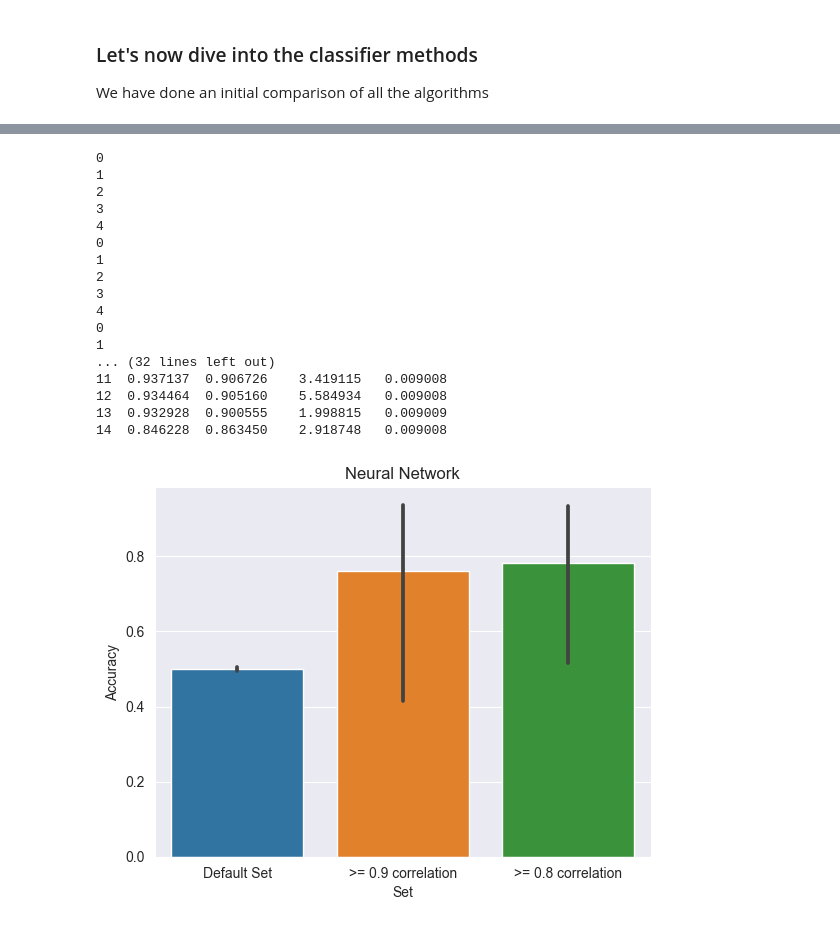
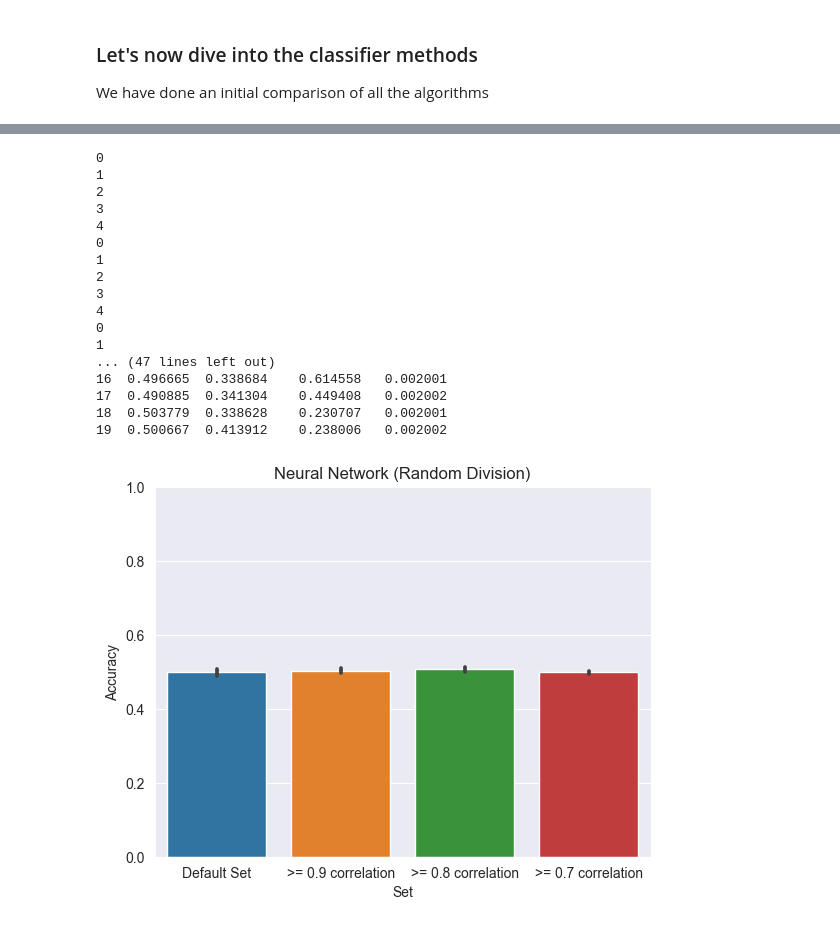
Before and after one commit to afs202005277/HeartDiseasePrediction, a Jupyter notebook: project.ipynb, the cells around one changed output, grey strips where cells are left out. Saved outputs shown, nothing was run; the diff lists cells and outputs as text; code cells hidden in the pictures.

Commit message:
some neural network work

```diff
--- a/project.ipynb
+++ b/project.ipynb
@@ -107,6 +107,7 @@ correlation_matrix = train_data_numeric.corr()
 # Creating the subsets without the highly correlated features
 corr_cols08 = set()
 corr_cols09 = set()
+corr_cols07 = set()
 for i in range(len(correlation_matrix.columns)):
     for j in range(i):
         if correlation_matrix.columns[i] != correlation_matrix.columns[j] and abs(correlation_matrix.iloc[i, j]) > 0.8:
@@ -117,9 +118,14 @@ for i in range(len(correlation_matrix.columns)):
             colname = correlation_matrix.columns[j]
             corr_cols09.add(colname)
 
+        if correlation_matrix.columns[i] != correlation_matrix.columns[j] and abs(correlation_matrix.iloc[i, j]) > 0.7:
+            colname = correlation_matrix.columns[j]
+            corr_cols07.add(colname)
+
 
 train_data_08 = train_data_numeric.drop(columns=corr_cols08)
 train_data_09 = train_data_numeric.drop(columns=corr_cols09)
+train_data_07 = train_data_numeric.drop(columns=corr_cols07)
 
 plt.figure(figsize=(12, 9))
 sb.heatmap(correlation_matrix, annot=True, cmap='coolwarm', fmt='.2f', linewidths=0.5)
@@ -300,6 +288,7 @@ sets = {
     'Default Set': train_data,
     '>= 0.9 correlation': train_data_09,
     '>= 0.8 correlation': train_data_08,
+    '>= 0.7 correlation': train_data_07,
 }
 
 results = []
@@ -335,37 +324,38 @@ for (name, data_set) in sets.items():
             'Set' : name,
             'Confusion Matrix': conf_matrix,
             'Precision': precision,
             'Recall': recall,
             'Accuracy': accuracy,
             'F1 Score': f1,
             'Train Time': train_time,
             'Test Time': test_time
          })
 # Convert the results into a DataFrame
 results_df = pd.DataFrame(results)
 
 # Display the results
 print(results_df)
 
-plt.title("Neural Network")
+plt.ylim(0, 1)
+plt.title("Neural Network - Random Division (70/30)")
 sb.barplot(x='Set', y='Accuracy', data=results_df)
 plt.show()
 # %% [output]
 0
 1
 2
 3
 4
 0
 1
 2
 3
 4
 0
 1
-... (32 lines left out)
-11  0.937137  0.906726    3.419115   0.009008
-12  0.934464  0.905160    5.584934   0.009008
-13  0.932928  0.900555    1.998815   0.009009
-14  0.846228  0.863450    2.918748   0.009008
+... (47 lines left out)
+16  0.496665  0.338684    0.614558   0.002001
+17  0.490885  0.341304    0.449408   0.002002
+18  0.503779  0.338628    0.230707   0.002001
+19  0.500667  0.413912    0.238006   0.002002
-[figure, old version]
+[figure, new version]
```
Also changed, not shown: parts of 8 cells of this notebook.
